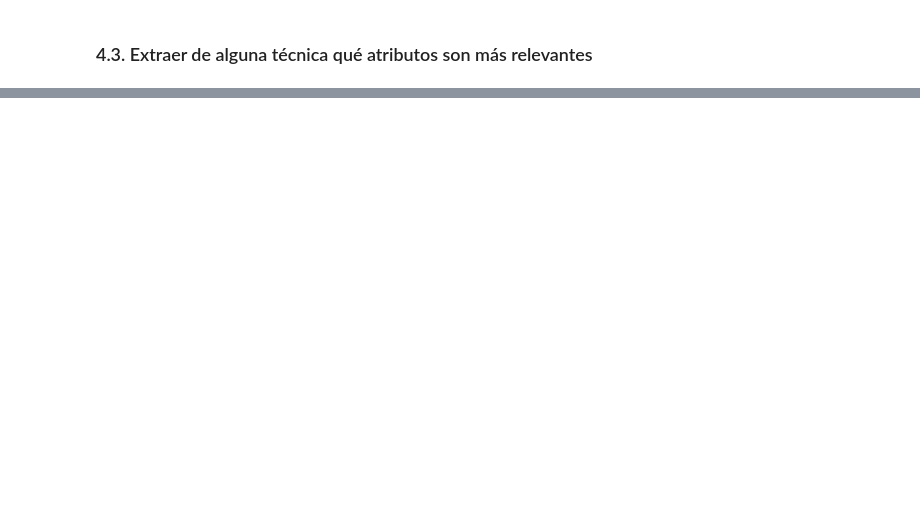
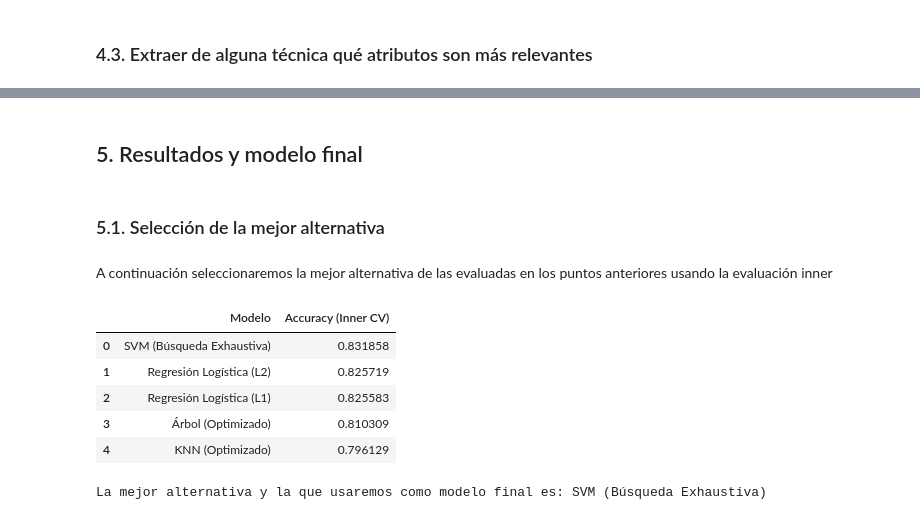
Before and after one commit to 100522155/Practica-Aprendizaje-autom-tico-g2, a Jupyter notebook: analisis.ipynb, the cells around one changed output, grey strips where cells are left out. Saved outputs shown, nothing was run; the diff lists cells and outputs as text; code cells hidden in the pictures; blank space fills up the shorter version.

```diff
--- a/analisis.ipynb
+++ b/analisis.ipynb
@@ -864,0 +910,37 @@ plt.show()
+# %% [markdown]
+## 5. Resultados y modelo final
+# %% [markdown]
+### 5.1. Selección de la mejor alternativa
+# %% [markdown]
+A continuación seleccionaremos la mejor alternativa de las evaluadas en los puntos anteriores usando la evaluación inner
+# %%
+import pandas as pd
+
+# Recopilamos los resultados de la evaluación "inner"
+resultados_inner = {
+    "KNN (Optimizado)": grid_knn.best_score_,
+    "Árbol (Optimizado)": grid_tree.best_score_,
+    "Regresión Logística (L2)": modelos_hpo['Regresión Logística (L2)'].best_score_,
+    "Regresión Logística (L1)": modelos_hpo['Regresión Logística (L1)'].best_score_,
+    "SVM (Búsqueda Exhaustiva)": modelos_hpo['SVM (Búsqueda Exhaustiva)'].best_score_
+}
+
+# Convertimos el diccionario a un DataFrame de Pandas
+df_inner = pd.DataFrame(list(resultados_inner.items()), columns=['Modelo', 'Accuracy (Inner CV)'])
+
+# Ordenamos la tabla de mayor a menor accuracy para que el mejor salga arriba
+df_inner = df_inner.sort_values(by='Accuracy (Inner CV)', ascending=False).reset_index(drop=True)
+
+# Extraemos el nombre del ganador (el que ha quedado en la primera fila, índice 0)
+mejor_alternativa = df_inner.iloc[0]['Modelo']
+
+display(df_inner)
+print(f"\nLa mejor alternativa y la que usaremos como modelo final es: {mejor_alternativa}")
+# %% [output]
+|  | Modelo | Accuracy (Inner CV) |
+| 0 | SVM (Búsqueda Exhaustiva) | 0.831858 |
+| 1 | Regresión Logística (L2) | 0.825719 |
+| 2 | Regresión Logística (L1) | 0.825583 |
+| 3 | Árbol (Optimizado) | 0.810309 |
+| 4 | KNN (Optimizado) | 0.796129 |
+La mejor alternativa y la que usaremos como modelo final es: SVM (Búsqueda Exhaustiva)
```
Also changed, not shown: parts of 27 cells of this notebook, 2 other files.
